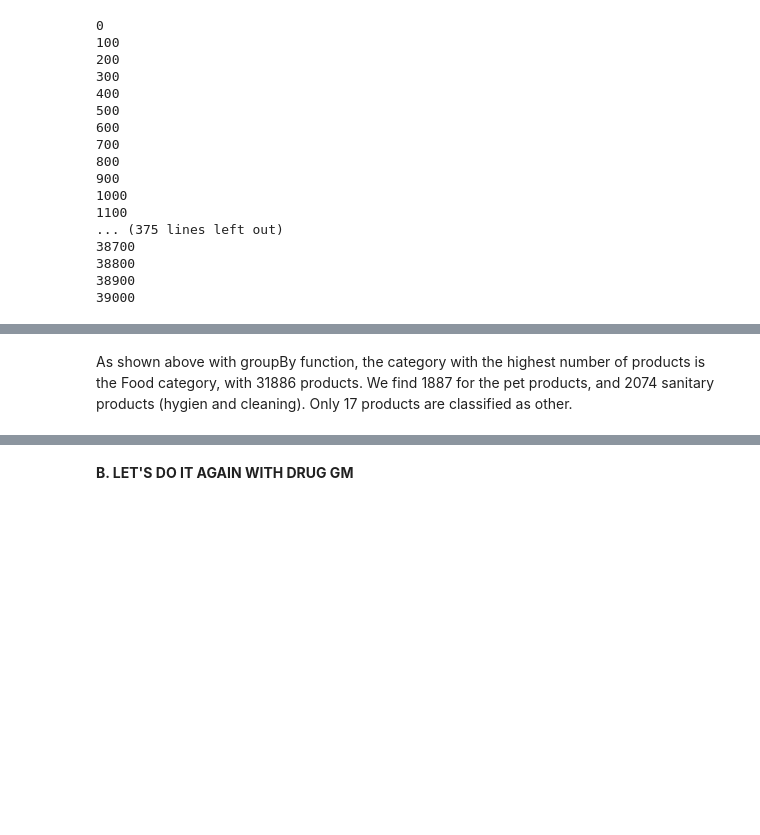
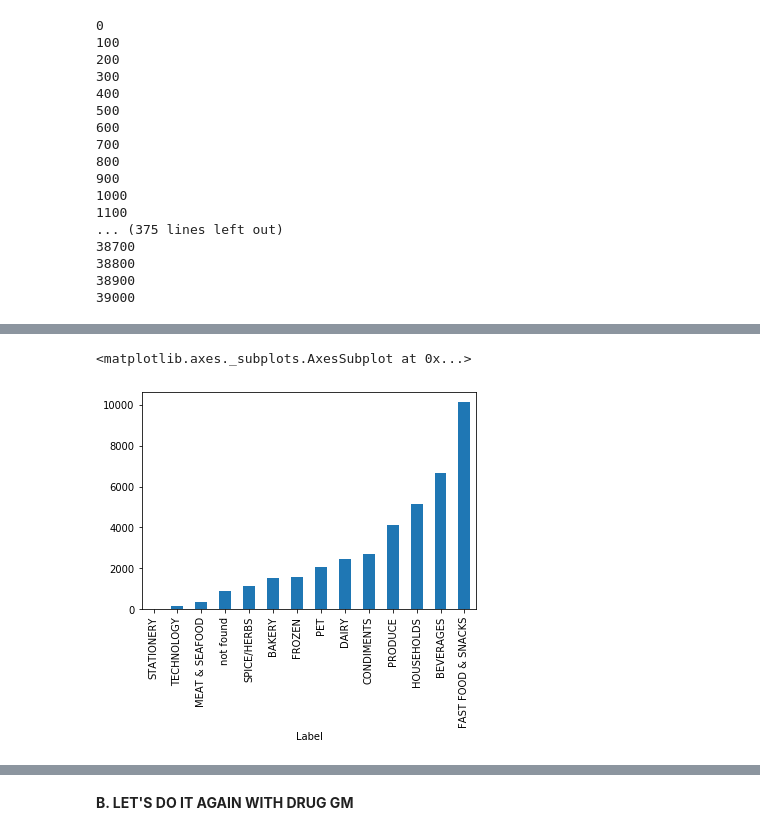
Before and after one commit to marvande/epfl-ada-2019-data-analysis, a Jupyter notebook: code/Products.ipynb, the cells around one changed output, grey strips where cells are left out. Cells and saved outputs as stored; diff of their text form; code cells hidden in the pictures; blank space fills up the shorter version.

Commit message:
all the other stores in progress

```diff
--- a/code/Products.ipynb
+++ b/code/Products.ipynb
@@ -318,7 +242,0 @@ OtherW3 =['SHELF', 'EXTRACTS','NEEDS',
-# %%
-#Initialize the categories to the grocery dataframe
-
-Grocery['IsFood'] = False
-Grocery['IsPet'] = False
-Grocery['IsSanitary'] = False
-Grocery['IsOther'] = False
@@ -354,27 +242,0 @@ Finally we create a loop to assign the right categorie to each product in the gr
-# %%
-#now we need to fill the Grocery table with the type of elements :
-
-for i in Grocery.index :
-    if (words['IsOtherW1'].loc[i]) and (words['IsOtherW2'].loc[i]) and (words['IsOtherW3'].loc[i]) :
-        Grocery.IsFood.loc[i] = False
-        Grocery.IsPet.loc[i] = False
-        Grocery.IsSanitary.loc[i] = False
-        Grocery.IsOther.loc[i] = True
-
-    elif (words['IsPetW1'].loc[i]) :
-        Grocery.IsFood.loc[i] = False
-        Grocery.IsPet.loc[i] = True
-        Grocery.IsSanitary.loc[i] = False
-        Grocery.IsOther.loc[i] = False
-
-    elif (words['IsFoodW1'].loc[i]) or (words['IsFoodW2'].loc[i]) or (words['IsFoodW3'].loc[i]) :
-        Grocery.IsFood.loc[i] = True
-        Grocery.IsPet.loc[i] = False
-        Grocery.IsSanitary.loc[i] = False
-        Grocery.IsOther.loc[i] = False
-
-    elif (words['IsSanitaryW1'].loc[i]) or (words['IsSanitaryW2'].loc[i]):
-        Grocery.IsFood.loc[i] = False
-        Grocery.IsPet.loc[i] = False
-        Grocery.IsSanitary.loc[i] = True
-        Grocery.IsOther.loc[i] = False
@@ -388,4 +243,10 @@ Grocery.groupby('IsOther').count()
-# %% [markdown]
-As shown above with groupBy function, the category with the highest number of products is the Food category, with 31886 products. We find 1887 for the pet products, and 2074 sanitary products (hygien and cleaning). Only 17 products are classified as other.
+# %%
+putLabel(Labelled, Grocery)
+LabelCount= Grocery.groupby('Label').count()
+
+LabelCount.BRAND.sort_values().plot.bar()
+# %% [output]
+<matplotlib.axes._subplots.AxesSubplot at 0x...>
+[figure, added]
 # %%
 Grocery.to_csv('Grocery.csv')
```
Also changed, not shown: parts of 52 cells of this notebook.
